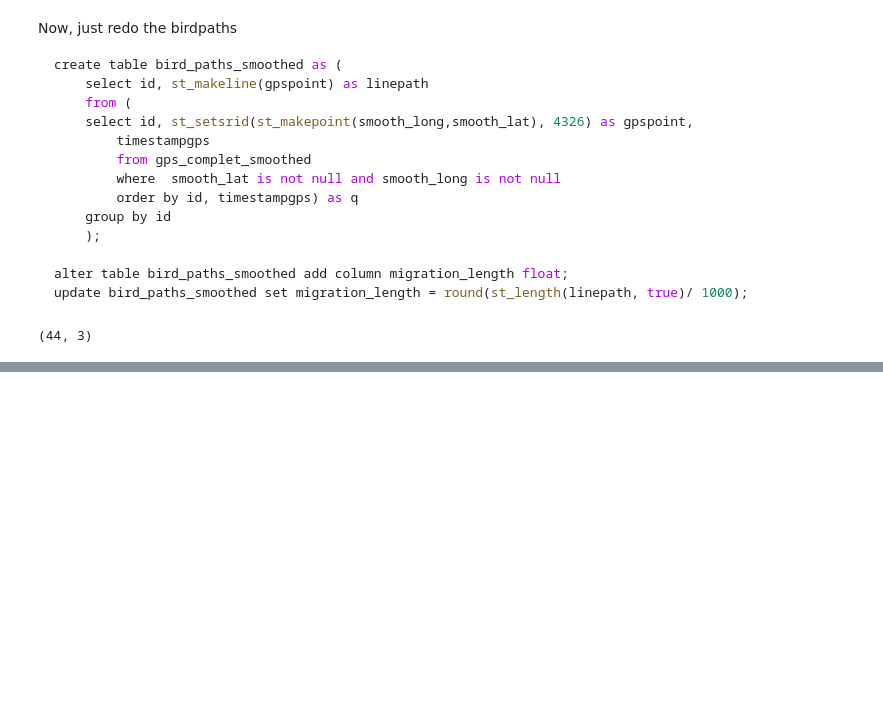
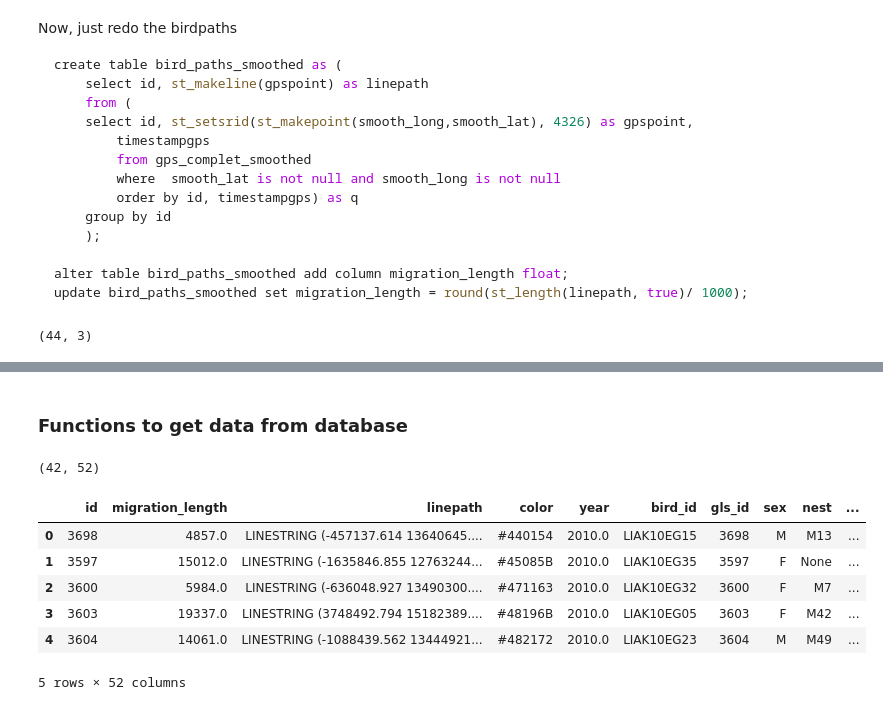
Before and after one commit to cplumejeaud/M2_python, a Jupyter notebook: notebooks/12_arctox_full.ipynb, the cells around one changed output, grey strips where cells are left out. Saved outputs shown, nothing was run; the diff lists cells and outputs as text; code cells hidden in the pictures; blank space fills up the shorter version.

```diff
--- a/notebooks/12_arctox_full.ipynb
+++ b/notebooks/12_arctox_full.ipynb
@@ -342,0 +541,42 @@ print(data.shape) #44, 3
+# %% [markdown]
+### Functions to get data from database
+# %%
+# Créer une fonction get_data
+
+def get_arctox_data():
+    """ Fonction de récupération des données arctox depuis la base PostGIS qui retourne un GeoDataFrame """
+
+    connection = create_engine('postgresql://postgres:postgres@localhost:5432/savoie')
+    ORM_conn = connection.connect()
+    query = """ SELECT * from arctic.birds """
+    birds = gpd.GeoDataFrame.from_postgis(sql_text(query), ORM_conn, geom_col='linepath')
+    ORM_conn.close()
+
+    #Supprimer les colonnes de type Timestamp que JSON n'arrive pas à serialiser, et inutiles pour nos analyses
+    birds.drop(['Arrival_date', 'Arrival_date_num', 'Arrival_date_propre', 'Arrival_date_propre_num'], axis=1, inplace=True)
+    birds.drop(['date_enter_nest', 'date_enter_nest_num', 'Hatch_date', 'Hatch_date_num'], axis=1, inplace=True)
+    birds.drop(['Date'], axis=1, inplace=True)
+
+    #Passage en casse minuscule des noms de colonnes
+    dico = dict()
+    for c in birds.columns:
+        dico[c] = c.lower()
+
+    #print(dico)
+    birds.rename(columns=dico, inplace=True)
+
+
+    return birds
+
+test = get_arctox_data()
+print(test.shape) #(42, 61)
+test.head()
+# %% [output]
+(42, 52)
+|  | id | migration_length | linepath | color | year | bird_id | gls_id | sex | nest | ... |
+| 0 | 3698 | 4857.0 | LINESTRING (-457137.614 13640645.... | #440154 | 2010.0 | LIAK10EG15 | 3698 | M | M13 | ... |
+| 1 | 3597 | 15012.0 | LINESTRING (-1635846.855 12763244... | #45085B | 2010.0 | LIAK10EG35 | 3597 | F | None | ... |
+| 2 | 3600 | 5984.0 | LINESTRING (-636048.927 13490300.... | #471163 | 2010.0 | LIAK10EG32 | 3600 | F | M7 | ... |
+| 3 | 3603 | 19337.0 | LINESTRING (3748492.794 15182389.... | #48196B | 2010.0 | LIAK10EG05 | 3603 | F | M42 | ... |
+| 4 | 3604 | 14061.0 | LINESTRING (-1088439.562 13444921... | #482172 | 2010.0 | LIAK10EG23 | 3604 | M | M49 | ... |
+5 rows × 52 columns
```
Also changed, not shown: parts of 42 cells of this notebook.
